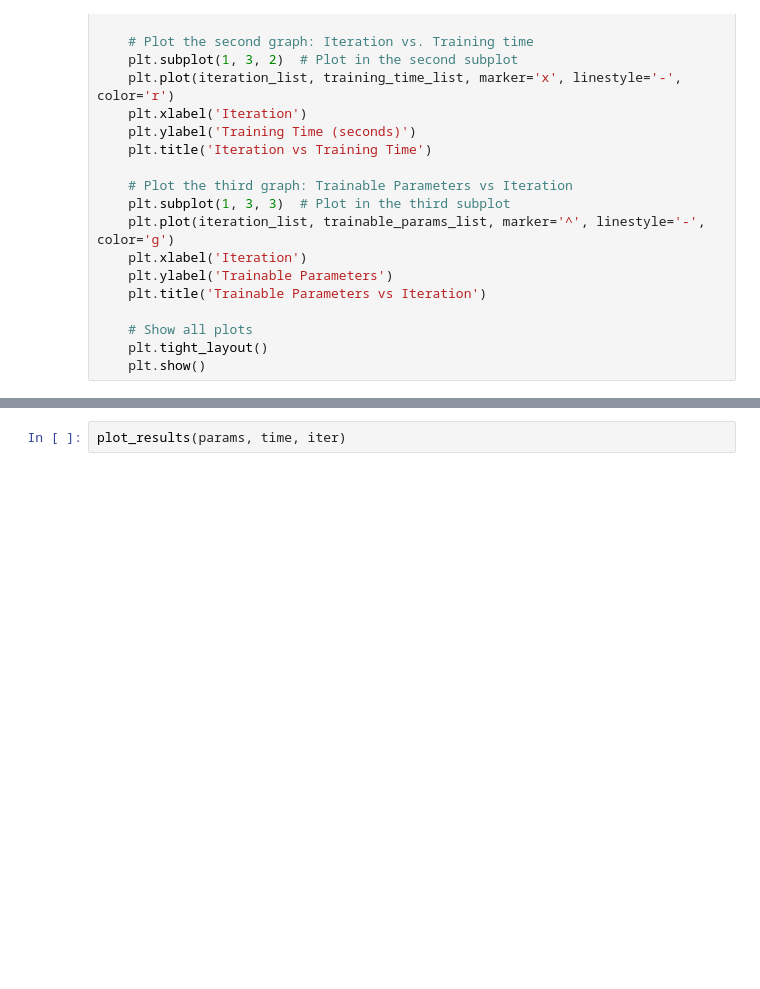
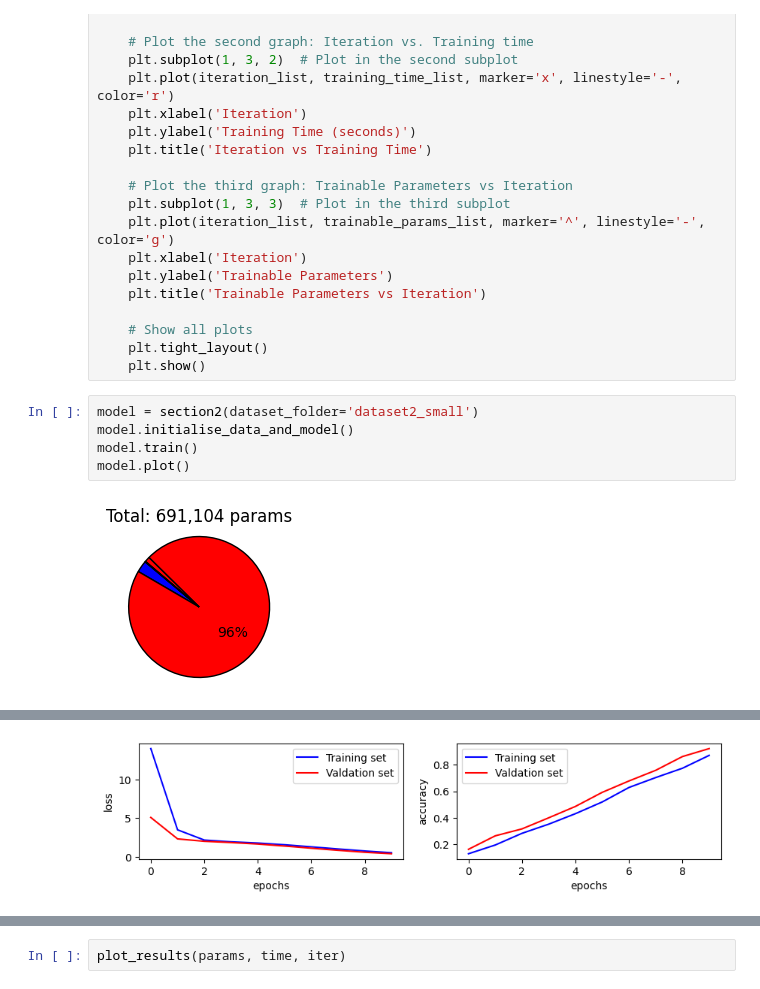
Before and after one commit to alessio-maffioletti/matura, a Jupyter notebook: main_script.ipynb, the cells around one changed output, grey strips where cells are left out. Cells and saved outputs as stored; diff of their text form; blank space fills up the shorter version.

```diff
--- a/main_script.ipynb
+++ b/main_script.ipynb
@@ -90,3 +99,10 @@ def plot_results(trainable_params_list, training_time_list, iteration_list, figs
     # Show all plots
     plt.tight_layout()
     plt.show()
+# %%
+model = section2(dataset_folder='dataset2_small')
+model.initialise_data_and_model()
+model.train()
+model.plot()
+# %% [output]
+[figure, added]
@@ -92,0 +111 @@ def plot_results(trainable_params_list, training_time_list, iteration_list, figs
+[figure, added]
```
Also changed, not shown: parts of 5 cells of this notebook, 2 other files.
